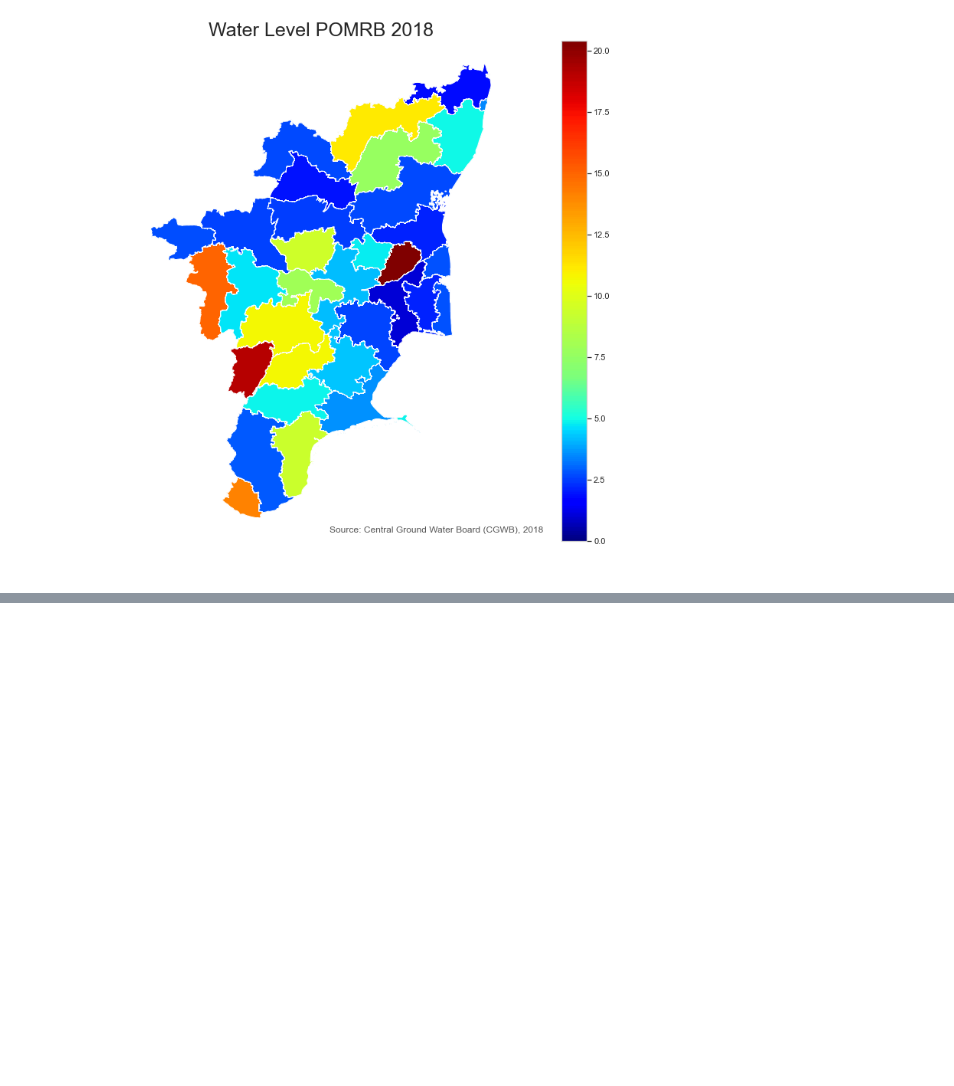
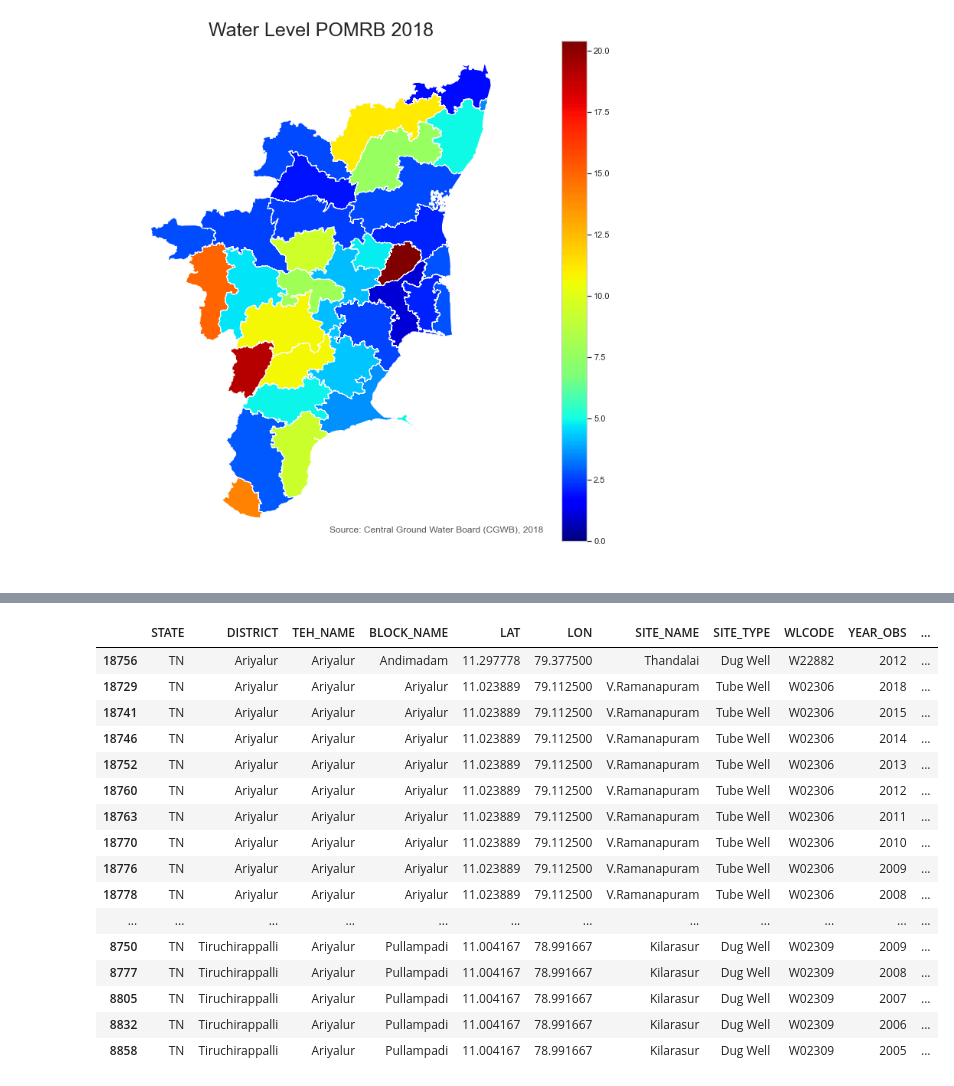
Before and after one commit to sbenstewart/smart-india-hackathon, a Jupyter notebook: siva_code.ipynb, the cells around one changed output, grey strips where cells are left out. Cells and saved outputs as stored; diff of their text form; code cells hidden in the pictures; blank space fills up the shorter version.

```diff
--- a/siva_code.ipynb
+++ b/siva_code.ipynb
@@ -231,0 +270,21 @@ txt = ax.annotate('Source: Central Ground Water Board (CGWB), 2018',xy=(0.45, .0
+# %%
+#Get a expanded idea of dataset for training
+df[df.TEH_NAME == "Ariyalur"]
+# %% [output]
+|  | STATE | DISTRICT | TEH_NAME | BLOCK_NAME | LAT | LON | SITE_NAME | SITE_TYPE | WLCODE | YEAR_OBS | ... |
+| 18756 | TN | Ariyalur | Ariyalur | Andimadam | 11.297778 | 79.377500 | Thandalai | Dug Well | W22882 | 2012 | ... |
+| 18729 | TN | Ariyalur | Ariyalur | Ariyalur | 11.023889 | 79.112500 | V.Ramanapuram | Tube Well | W02306 | 2018 | ... |
+| 18741 | TN | Ariyalur | Ariyalur | Ariyalur | 11.023889 | 79.112500 | V.Ramanapuram | Tube Well | W02306 | 2015 | ... |
+| 18746 | TN | Ariyalur | Ariyalur | Ariyalur | 11.023889 | 79.112500 | V.Ramanapuram | Tube Well | W02306 | 2014 | ... |
+| 18752 | TN | Ariyalur | Ariyalur | Ariyalur | 11.023889 | 79.112500 | V.Ramanapuram | Tube Well | W02306 | 2013 | ... |
+| 18760 | TN | Ariyalur | Ariyalur | Ariyalur | 11.023889 | 79.112500 | V.Ramanapuram | Tube Well | W02306 | 2012 | ... |
+| 18763 | TN | Ariyalur | Ariyalur | Ariyalur | 11.023889 | 79.112500 | V.Ramanapuram | Tube Well | W02306 | 2011 | ... |
+| 18770 | TN | Ariyalur | Ariyalur | Ariyalur | 11.023889 | 79.112500 | V.Ramanapuram | Tube Well | W02306 | 2010 | ... |
+| 18776 | TN | Ariyalur | Ariyalur | Ariyalur | 11.023889 | 79.112500 | V.Ramanapuram | Tube Well | W02306 | 2009 | ... |
+| 18778 | TN | Ariyalur | Ariyalur | Ariyalur | 11.023889 | 79.112500 | V.Ramanapuram | Tube Well | W02306 | 2008 | ... |
+| ... | ... | ... | ... | ... | ... | ... | ... | ... | ... | ... | ... |
+| 8750 | TN | Tiruchirappalli | Ariyalur | Pullampadi | 11.004167 | 78.991667 | Kilarasur | Dug Well | W02309 | 2009 | ... |
+| 8777 | TN | Tiruchirappalli | Ariyalur | Pullampadi | 11.004167 | 78.991667 | Kilarasur | Dug Well | W02309 | 2008 | ... |
+| 8805 | TN | Tiruchirappalli | Ariyalur | Pullampadi | 11.004167 | 78.991667 | Kilarasur | Dug Well | W02309 | 2007 | ... |
+| 8832 | TN | Tiruchirappalli | Ariyalur | Pullampadi | 11.004167 | 78.991667 | Kilarasur | Dug Well | W02309 | 2006 | ... |
+| 8858 | TN | Tiruchirappalli | Ariyalur | Pullampadi | 11.004167 | 78.991667 | Kilarasur | Dug Well | W02309 | 2005 | ... |
```
Also changed, not shown: parts of 7 cells of this notebook.
